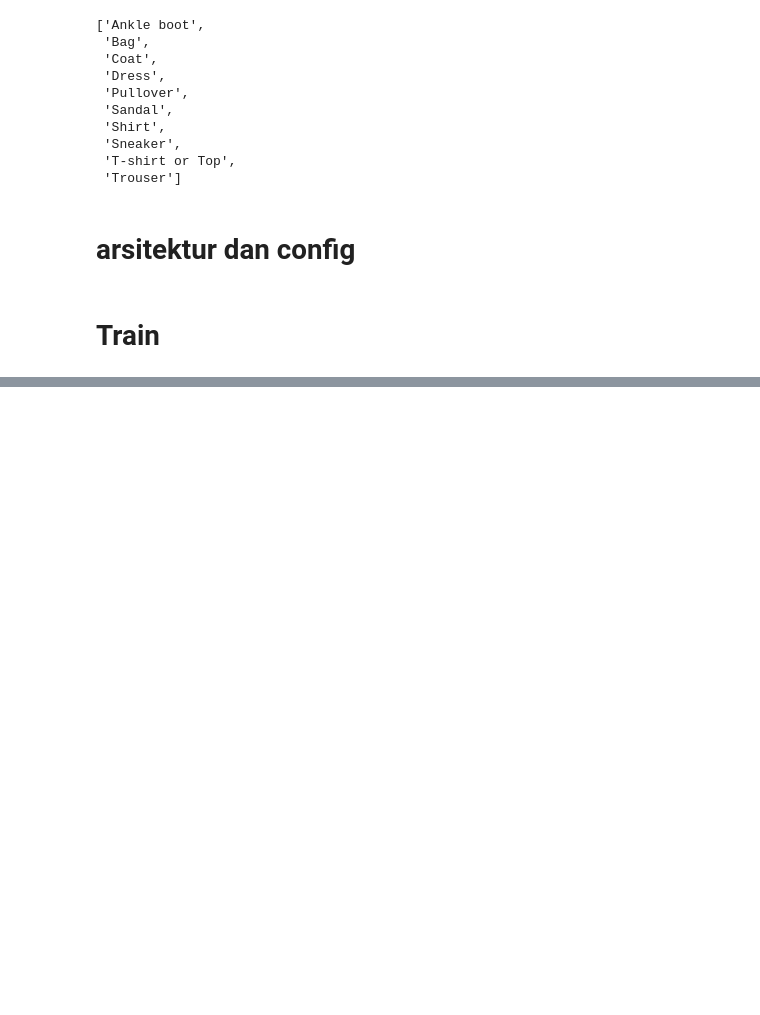
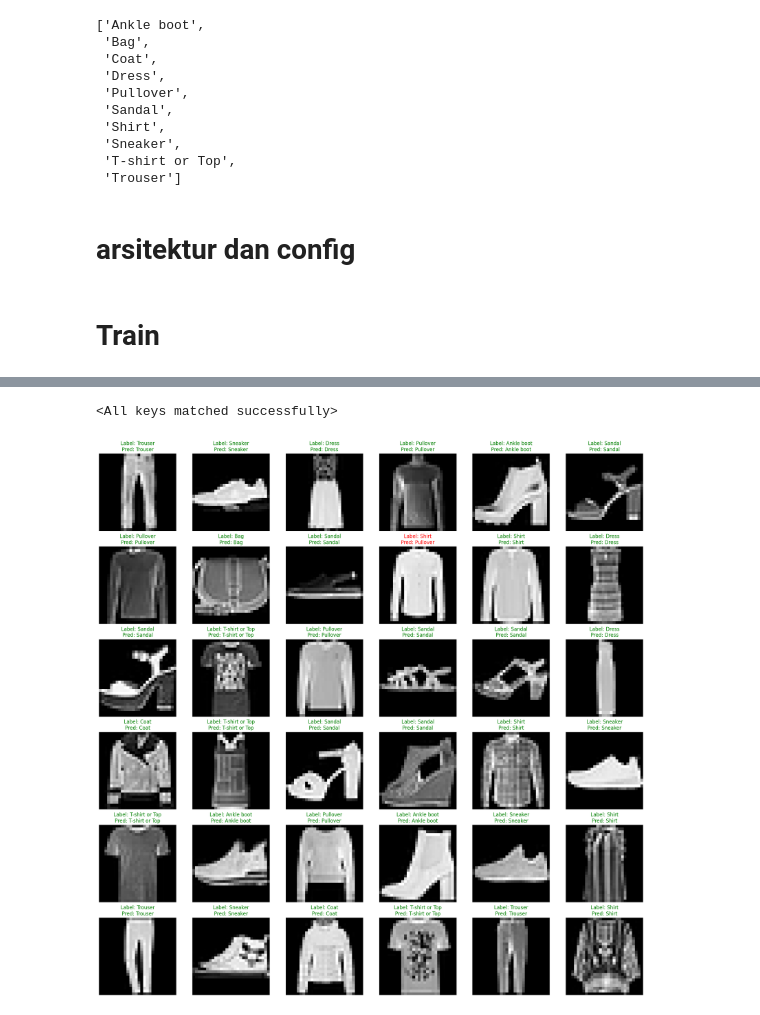
Before and after one commit to Dimassaputra5/deep_learning, a Jupyter notebook: image/imagemnist.ipynb, the cells around one changed output, grey strips where cells are left out. Drawn from its saved outputs; the diff is of its cells as text; code cells hidden in the pictures; blank space fills up the shorter version.

Commit message:
"image mnist.ipynb" updated to include additional data preprocessing steps and model evaluation metrics.

```diff
--- a/image/imagemnist.ipynb
+++ b/image/imagemnist.ipynb
@@ -161,0 +264,28 @@ Train Cost: 0.4315, Test Cost: 0.3673
+# %%
+weight = torch.load('models/weights_best.pth', map_location='cpu')
+model = FashionClassifier().to(device)
+model.load_state_dict(weight)
+# %% [output]
+<All keys matched successfully>
+# %%
+feature, target = next(iter(trainloader))
+feature, target = feature.to(device), target.to(device)
+# %%
+label2cat = trainset.classes
+# %%
+with torch.no_grad():
+    model.eval()
+    output = model(feature)
+    preds = output.argmax(dim=1)
+# %%
+from PIL import Image
+import matplotlib.pyplot as plt
+fig, axes = plt.subplots(6,6, figsize=(24,24))
+for image, label, pred, ax in zip(feature, target, preds, axes.flatten()):
+    ax.imshow(image.cpu().view(28,28), cmap='gray')
+    font = {'color': 'r'} if label != pred else {'color':'g'}
+    label_text, pred_text = label2cat[label.item()], label2cat[pred.item()]
+    ax.set_title(f'Label: {label_text}\nPred: {pred_text}', fontdict=font)
+    ax.axis('off');
+# %% [output]
+[figure, added]
```
Also changed, not shown: parts of 6 cells of this notebook.
